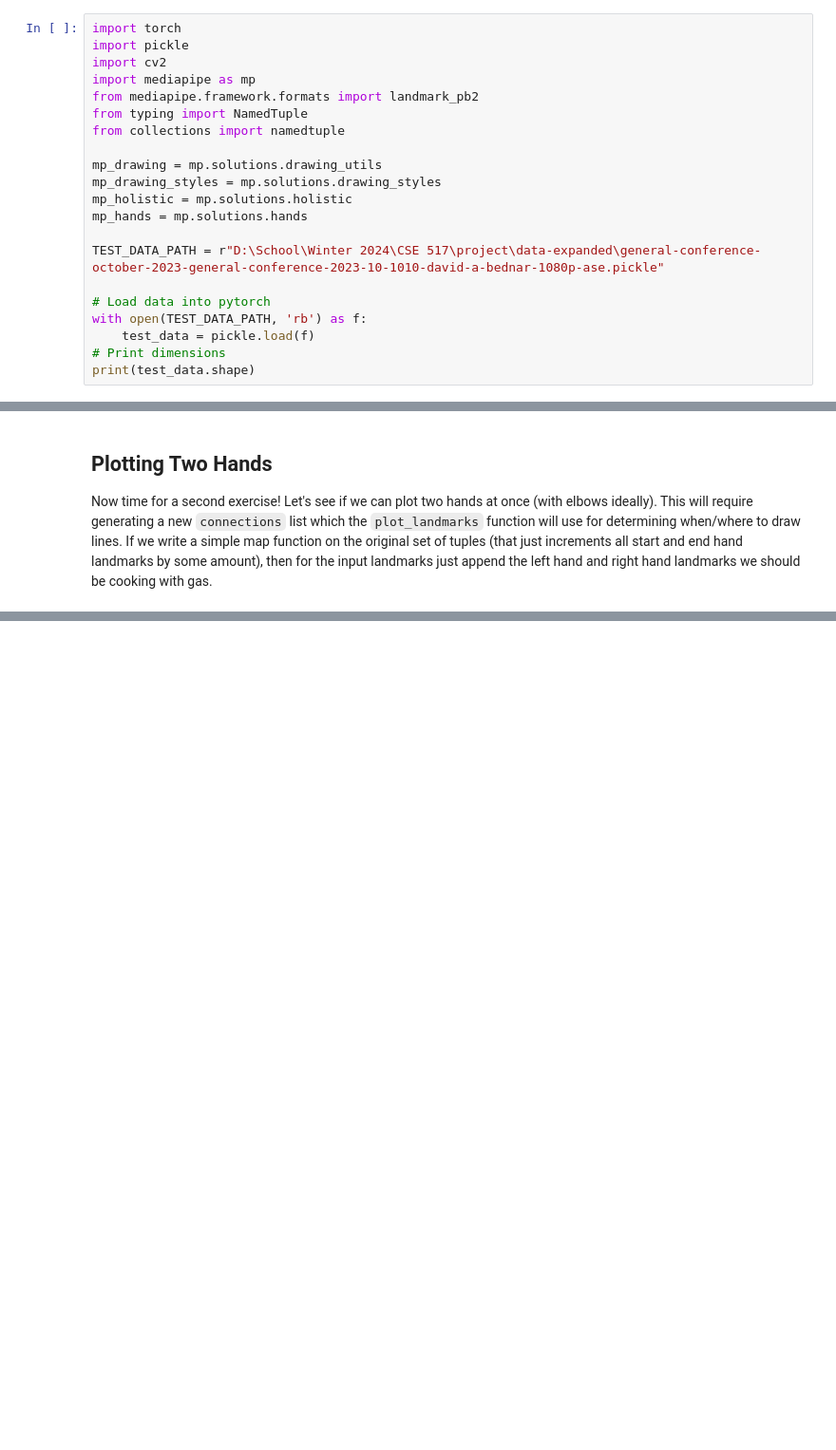
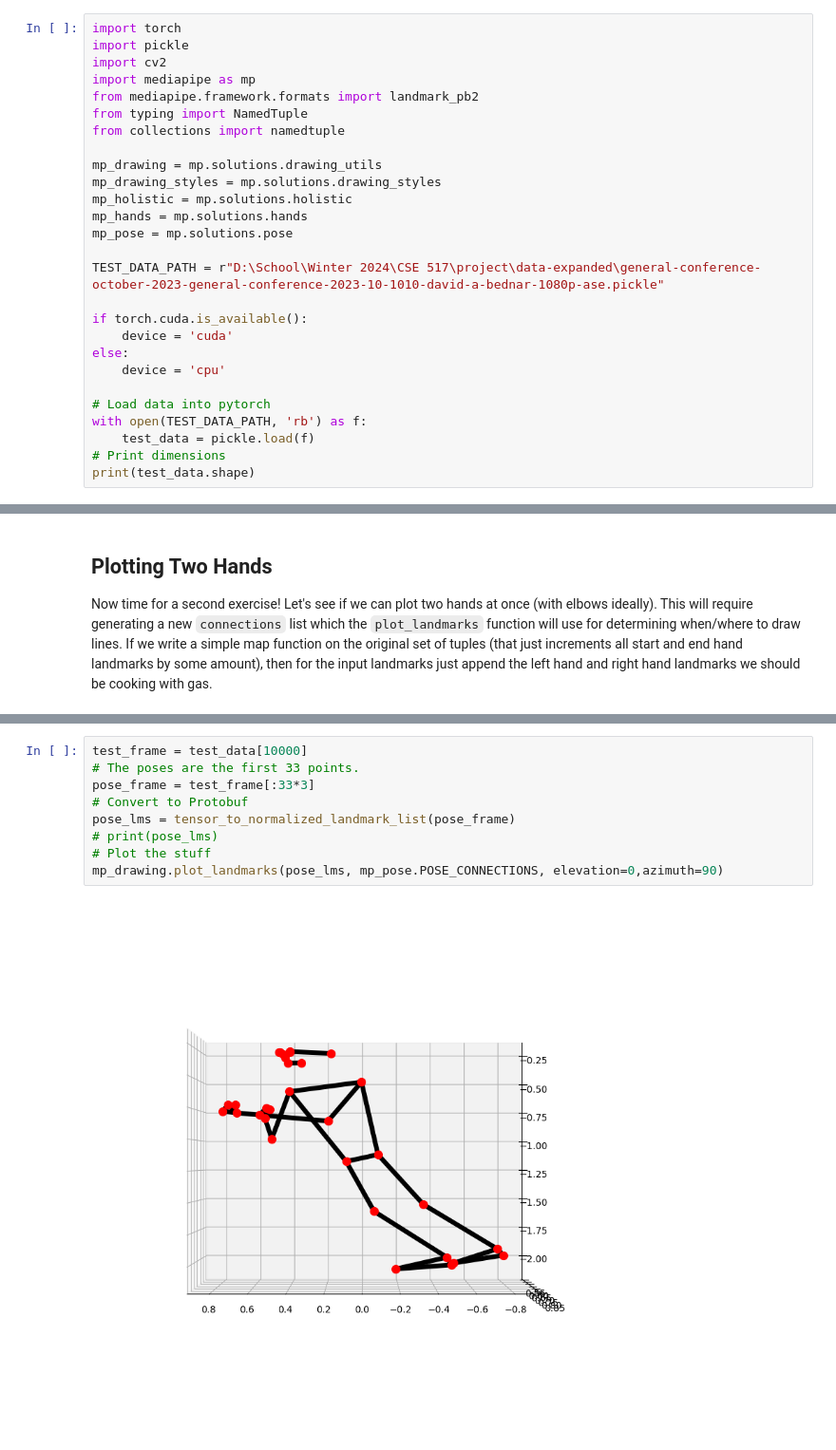
Before and after one commit to tenzinhl/cse517-project, a Jupyter notebook: data-exploration.ipynb, the cells around one changed output, grey strips where cells are left out. Shown at 95% size. Saved outputs shown, nothing was run; the diff lists cells and outputs as text; blank space fills up the shorter version.

```diff
--- a/data-exploration.ipynb
+++ b/data-exploration.ipynb
@@ -15,8 +15,14 @@ mp_drawing = mp.solutions.drawing_utils
 mp_drawing_styles = mp.solutions.drawing_styles
 mp_holistic = mp.solutions.holistic
 mp_hands = mp.solutions.hands
+mp_pose = mp.solutions.pose
 
 TEST_DATA_PATH = r"D:\School\Winter 2024\CSE 517\project\data-expanded\general-conference-october-2023-general-conference-2023-10-1010-david-a-bednar-1080p-ase.pickle"
+
+if torch.cuda.is_available():
+    device = 'cuda'
+else:
+    device = 'cpu'
 
 # Load data into pytorch
 with open(TEST_DATA_PATH, 'rb') as f:
@@ -246,0 +381,11 @@ Now time for a second exercise! Let's see if we can plot two hands at once (with
+# %%
+test_frame = test_data[10000]
+# The poses are the first 33 points.
+pose_frame = test_frame[:33*3]
+# Convert to Protobuf
+pose_lms = tensor_to_normalized_landmark_list(pose_frame)
+# print(pose_lms)
+# Plot the stuff
+mp_drawing.plot_landmarks(pose_lms, mp_pose.POSE_CONNECTIONS, elevation=0,azimuth=90)
+# %% [output]
+[figure, added]
```
Also changed, not shown: parts of 19 cells of this notebook, 1 other file.
